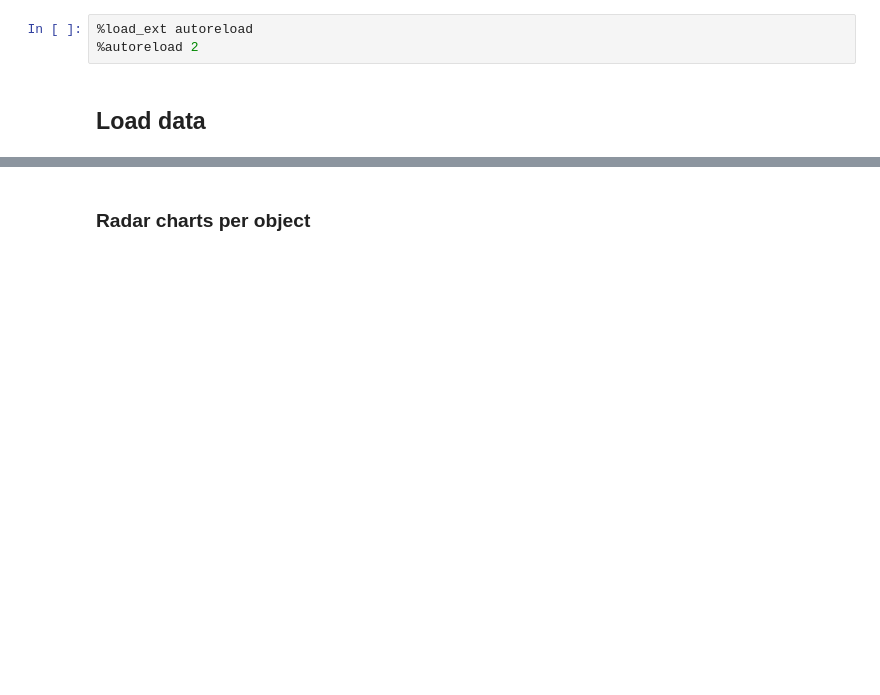
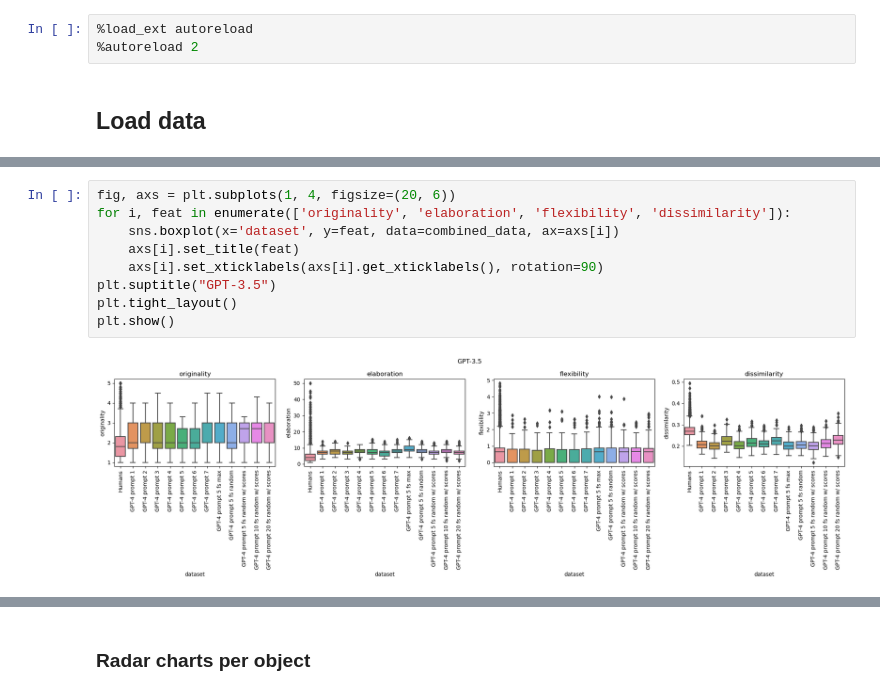
Before and after one commit to Maximelel/LLM_creativity_aut, a Jupyter notebook: prompts_analysis.ipynb, the cells around one changed output, grey strips where cells are left out. Cells and saved outputs as stored; diff of their text form; blank space fills up the shorter version.

```diff
--- a/prompts_analysis.ipynb
+++ b/prompts_analysis.ipynb
@@ -62,0 +114,11 @@ plot_radar_chart(dataframes, titles, colors, avg_per_object = True)
+# %%
+fig, axs = plt.subplots(1, 4, figsize=(20, 6))
+for i, feat in enumerate(['originality', 'elaboration', 'flexibility', 'dissimilarity']):
+    sns.boxplot(x='dataset', y=feat, data=combined_data, ax=axs[i])
+    axs[i].set_title(feat)
+    axs[i].set_xticklabels(axs[i].get_xticklabels(), rotation=90)
+plt.suptitle("GPT-3.5")
+plt.tight_layout()
+plt.show()
+# %% [output]
+[figure, added]
```
Also changed, not shown: parts of 11 cells of this notebook, 17 other files.
